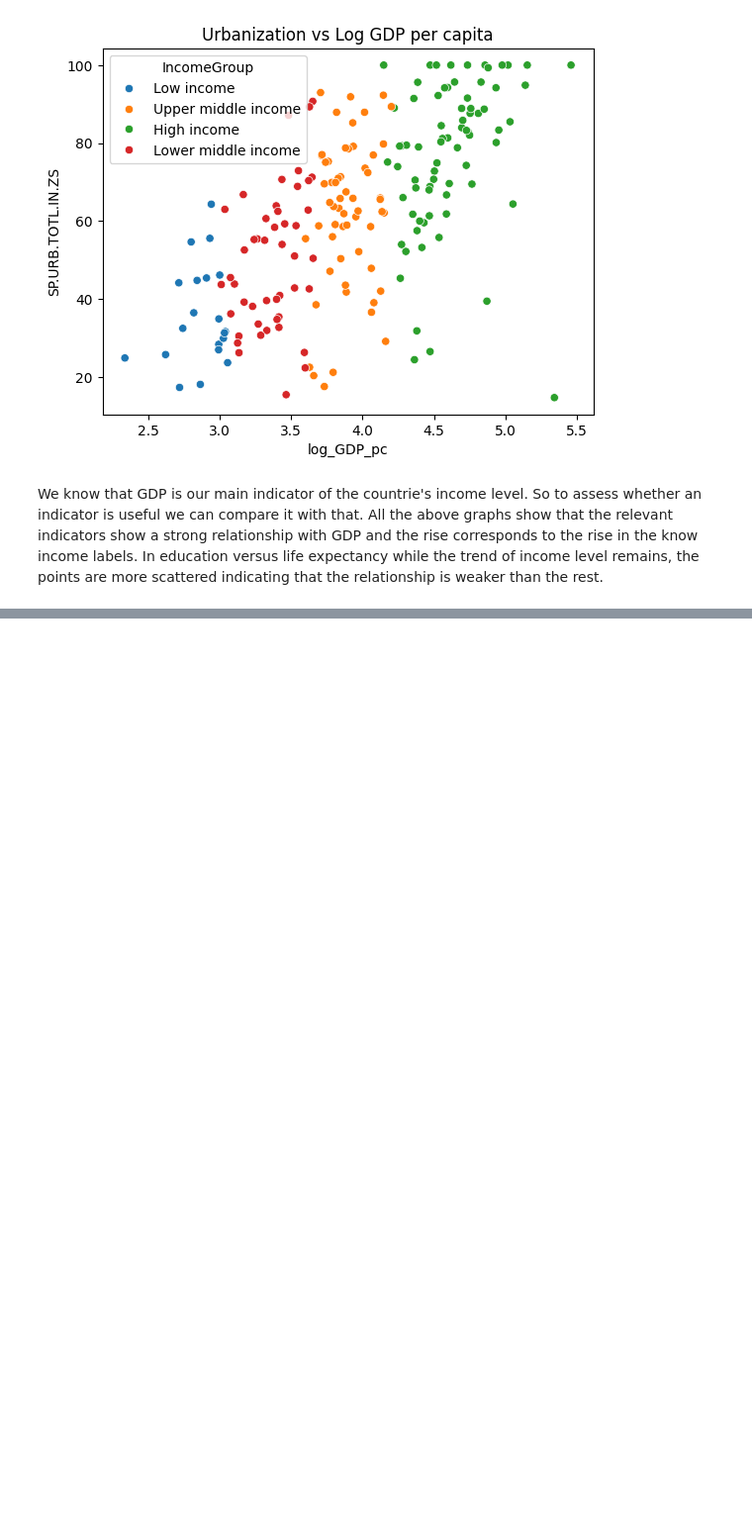
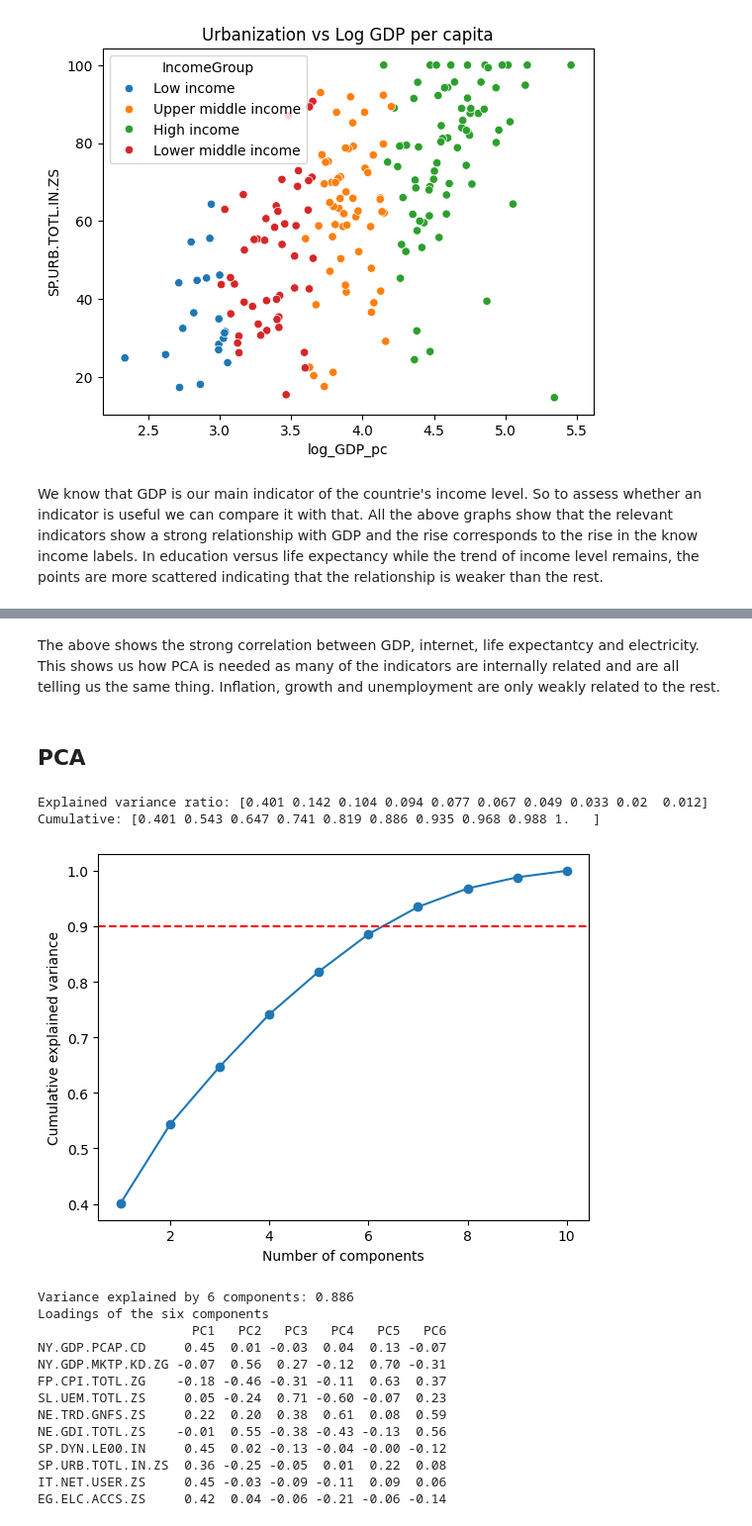
Before and after one commit to sahanakamdar/DS203_clustering, a Jupyter notebook: WDI_clustering.ipynb, the cells around one changed output, grey strips where cells are left out. Shown at 99% size. Saved outputs shown, nothing was run; the diff lists cells and outputs as text; code cells hidden in the pictures; blank space fills up the shorter version.

```diff
--- a/WDI_clustering.ipynb
+++ b/WDI_clustering.ipynb
@@ -305,0 +334,45 @@ In education versus life expectancy while the trend of income level remains, the
+# %% [markdown]
+The above shows the strong correlation between GDP, internet, life expectantcy and electricity.
+This shows us how PCA is needed as many of the indicators are internally related and are all telling us the same thing. Inflation, growth and unemployment are only weakly related to the rest.
+# %% [markdown]
+## PCA
+# %%
+pca_full = PCA()
+pca_full.fit(X_scaled)
+
+print("Explained variance ratio:", pca_full.explained_variance_ratio_.round(3))
+print("Cumulative:", pca_full.explained_variance_ratio_.cumsum().round(3))
+
+plt.plot(range(1, len(X.columns) + 1), pca_full.explained_variance_ratio_.cumsum(), marker='o')
+plt.axhline(0.9, color='red', linestyle='--')
+plt.xlabel('Number of components')
+plt.ylabel('Cumulative explained variance')
+plt.show()
+
+#keeping only six components, as that explains close to 90 % of the variance.
+pca = PCA(n_components=6)
+X_pca = pca.fit_transform(X_scaled)
+
+print("Variance explained by 6 components:", pca.explained_variance_ratio_.sum().round(3))
+
+print("Loadings of the six components")
+loadings = pd.DataFrame(pca.components_.T, index=X.columns,
+                        columns=['PC1', 'PC2', 'PC3', 'PC4', 'PC5', 'PC6'])
+print(loadings.round(2))
+# %% [output]
+Explained variance ratio: [0.401 0.142 0.104 0.094 0.077 0.067 0.049 0.033 0.02  0.012]
+Cumulative: [0.401 0.543 0.647 0.741 0.819 0.886 0.935 0.968 0.988 1.   ]
+[figure, added]
+Variance explained by 6 components: 0.886
+Loadings of the six components
+                    PC1   PC2   PC3   PC4   PC5   PC6
+NY.GDP.PCAP.CD     0.45  0.01 -0.03  0.04  0.13 -0.07
+NY.GDP.MKTP.KD.ZG -0.07  0.56  0.27 -0.12  0.70 -0.31
+FP.CPI.TOTL.ZG    -0.18 -0.46 -0.31 -0.11  0.63  0.37
+SL.UEM.TOTL.ZS     0.05 -0.24  0.71 -0.60 -0.07  0.23
+NE.TRD.GNFS.ZS     0.22  0.20  0.38  0.61  0.08  0.59
+NE.GDI.TOTL.ZS    -0.01  0.55 -0.38 -0.43 -0.13  0.56
+SP.DYN.LE00.IN     0.45  0.02 -0.13 -0.04 -0.00 -0.12
+SP.URB.TOTL.IN.ZS  0.36 -0.25 -0.05  0.01  0.22  0.08
+IT.NET.USER.ZS     0.45 -0.03 -0.09 -0.11  0.09  0.06
+EG.ELC.ACCS.ZS     0.42  0.04 -0.06 -0.21 -0.06 -0.14
```
Also changed, not shown: parts of 9 cells of this notebook.
